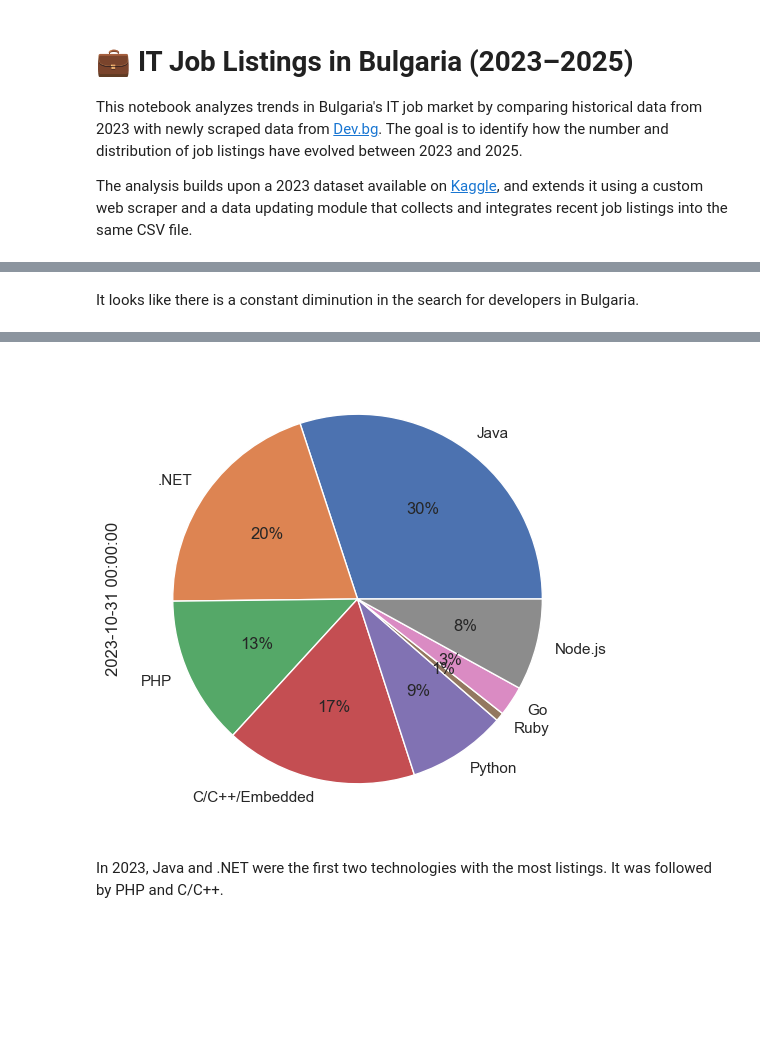
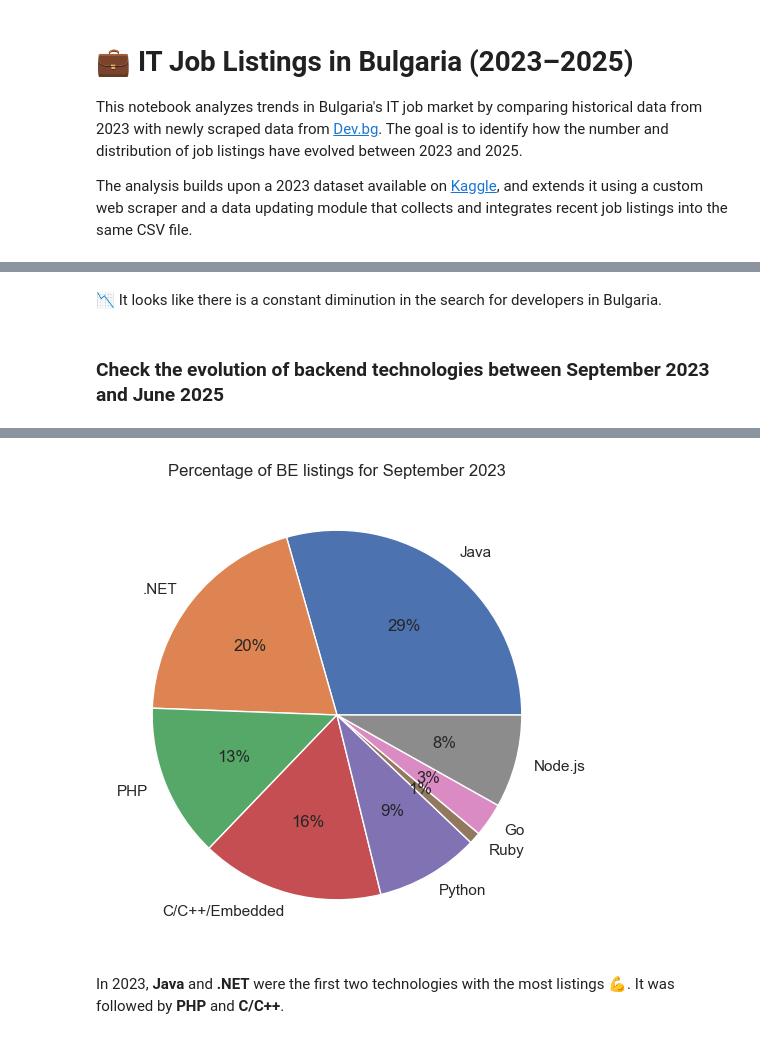
Before and after one commit to Corentin-dupriez/bg-tech-jobs, a Jupyter notebook: Untitled.ipynb, the cells around one changed output, grey strips where cells are left out. Cells and saved outputs as stored; diff of their text form; code cells hidden in the pictures; blank space fills up the shorter version.

```diff
--- a/Untitled.ipynb
+++ b/Untitled.ipynb
@@ -28,2 +32,4 @@ df = pd.read_csv(file)
 # %%
 df['date'] = pd.to_datetime(df['date'])
+# %%
+df.set_index('date', inplace=True)
@@ -71,0 +71,4 @@ memory usage: 21.9 KB
+# %%
+df_grouped_by_month = df.resample('ME').mean().round(2)
+# %%
+df_grouped_by_month = df_grouped_by_month.dropna(axis=0, how='all')
@@ -87,9 +121,12 @@ Text(0.5, 1.0, 'Evolution of the number of job listings by technology over time'
 # %% [markdown]
-It looks like there is a constant diminution in the search for developers in Bulgaria.
+📉 It looks like there is a constant diminution in the search for developers in Bulgaria.
+# %% [markdown]
+### Check the evolution of backend technologies between September 2023 and June 2025
 # %%
 plt.figure(figsize=(10,6))
-(df[['date', 'java', 'dotnet', 'php', 'ccplusplusembeded', 'python', 'ruby', 'go', 'nodejs']]
- .set_index('date')
+(df_grouped_by_month[['java', 'dotnet', 'php', 'ccplusplusembeded', 'python', 'ruby', 'go', 'nodejs']]
  .loc['2023-10-31']
  .plot(kind='pie', autopct='%.0f%%', labels=['Java', '.NET', 'PHP', 'C/C++/Embedded', 'Python', 'Ruby', 'Go', 'Node.js']))
+plt.title('Percentage of BE listings for September 2023')
+plt.ylabel(None)
 # %% [output]
@@ -97,5 +134,5 @@ plt.figure(figsize=(10,6))
-[figure, old version]
+[figure, new version]
 # %% [markdown]
-In 2023, Java and .NET were the first two technologies with the most listings. It was followed by PHP and C/C++.
+In 2023, **Java** and **.NET** were the first two technologies with the most listings 💪. It was followed by **PHP** and **C/C++**.
 # %%
 plt.figure(figsize=(10,6))
```
Also changed, not shown: parts of 27 cells of this notebook, 2 other files.
